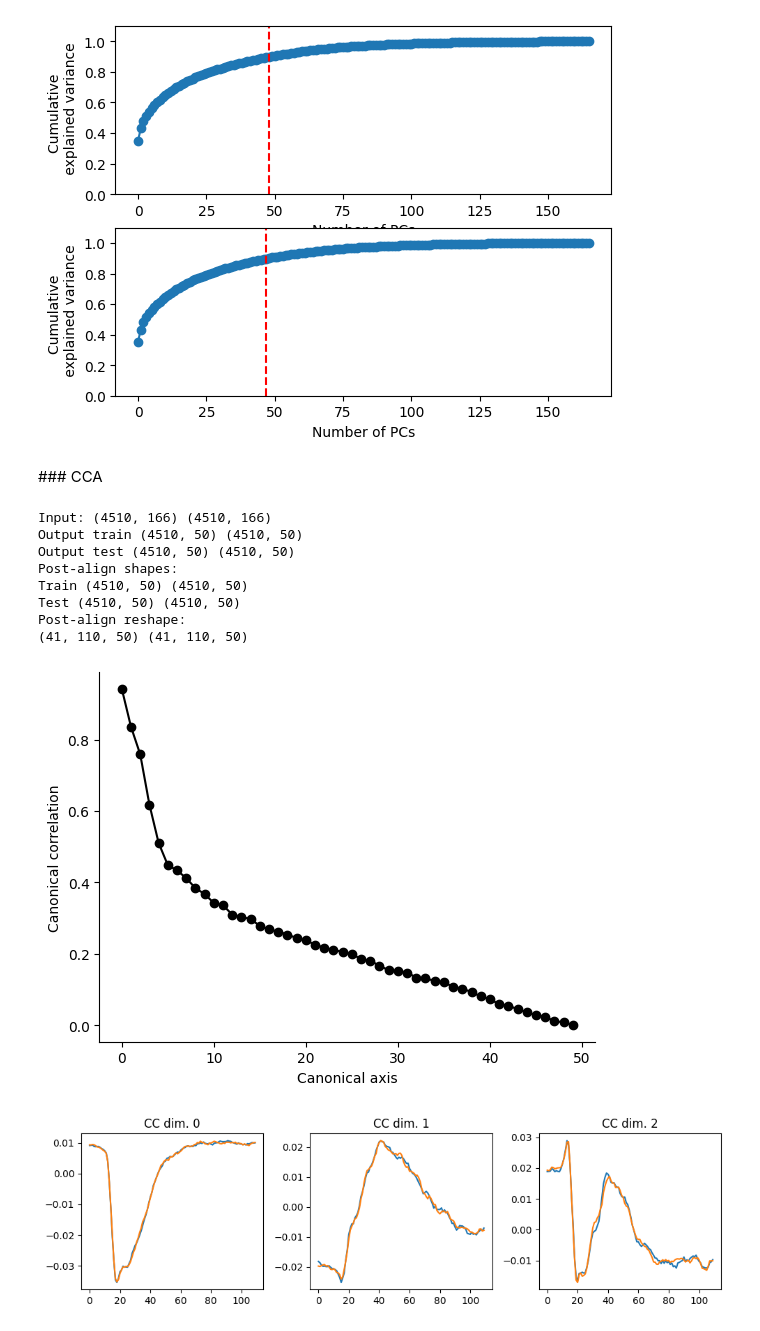
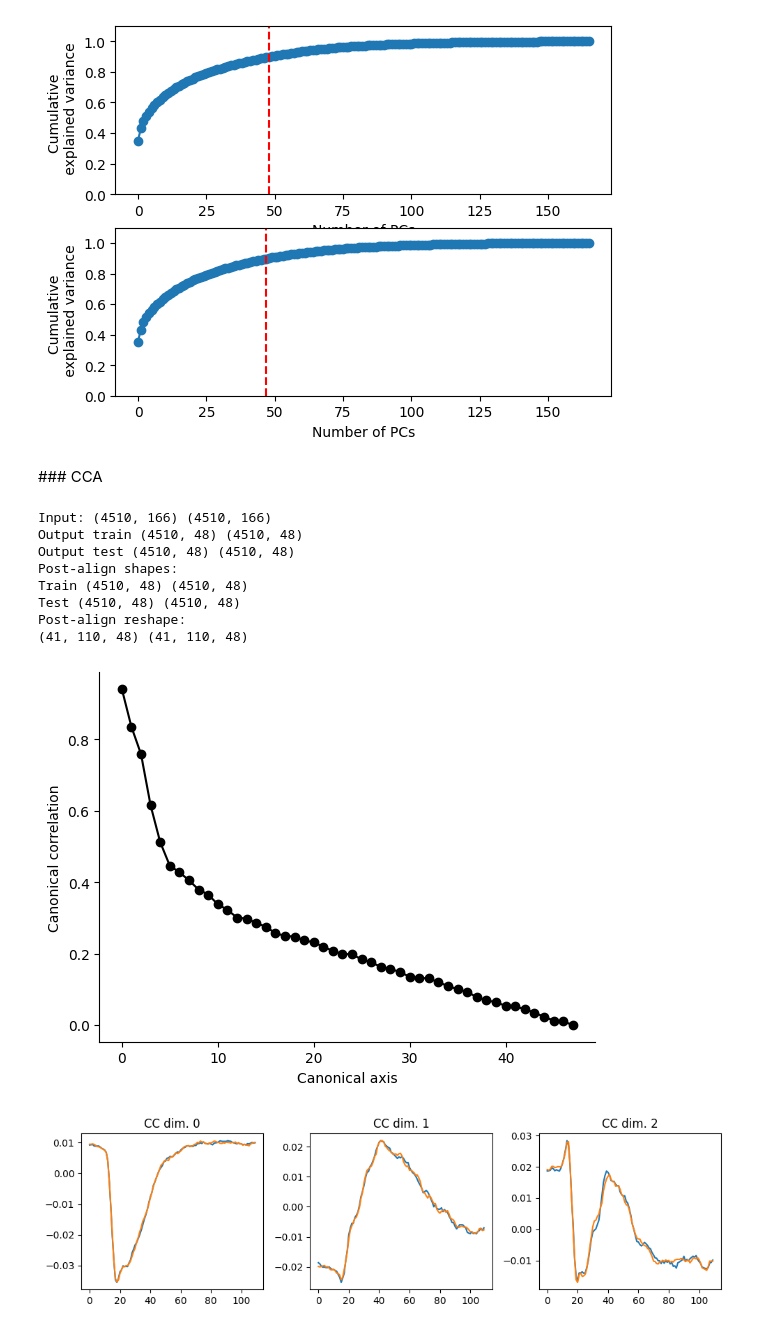
Before and after one commit to abisi/comm-project, a Jupyter notebook: code/Clean_pipeline.ipynb, the cells around one changed output. Saved outputs shown, nothing was run; the diff lists cells and outputs as text; code cells hidden in the pictures.

```diff
--- a/code/Clean_pipeline.ipynb
+++ b/code/Clean_pipeline.ipynb
@@ -80,9 +80,12 @@ X2_te = area2_te - area2_tr.mean(axis=1)[:,np.newaxis]
 
 pca1 = PCA()
 pca1.fit(X1_tr.T)
+P_1_te = pca1.transform(X1_te.T)
 
 pca2 = PCA()
 pca2.fit(X2_tr.T)
+P_2_te = pca2.transform(X2_te.T)
+
 
 fig, axs = plt.subplots(2,1)
 for ax in axs.flat:
@@ -95,17 +98,16 @@ axs[0].axvline(np.argmin(np.abs(np.cumsum(pca1.explained_variance_ratio_)-0.9)),
 axs[1].plot(np.cumsum(pca2.explained_variance_ratio_), marker="o")
 axs[1].axvline(np.argmin(np.abs(np.cumsum(pca2.explained_variance_ratio_)-0.9)), linestyle="--", c="red")
 
-keep_pcs = max(np.argmin(np.abs(np.cumsum(pca1.explained_variance_ratio_)-0.9)),
+c = max(np.argmin(np.abs(np.cumsum(pca1.explained_variance_ratio_)-0.9)),
                np.argmin(np.abs(np.cumsum(pca2.explained_variance_ratio_)-0.9)))
 # %% [output]
 [figure]
-# %% [markdown]
-### CCA
+# %% [markdown]
+### CCA
 # %%
-n_pcs=50
 
 print('Input:', X1_tr.T.shape, X2_tr.T.shape)
-axes_area_1, axes_area_2, A_1_tr, A_2_tr, cc = cca_helpers.align(X1_tr.T, X2_tr.T, m=n_pcs, cv=False)
+axes_area_1, axes_area_2, A_1_tr, A_2_tr, cc = cca_helpers.align(X1_tr.T, X2_tr.T, m=keep_pcs, cv=False)
 cc = np.asarray(cc)
 #print(axes_area_1.shape, axes_area_2.shape, A_1.shape, A_2.shape, cc.shape)
 
@@ -118,37 +120,37 @@ print('Output test', A_1_te.shape, A_2_te.shape)
 fig, ax = plt.subplots(1,1)
 remove_top_right_frame(ax)
 
 ax.plot(cc, marker='o', c='k')
 ax.set_xlabel('Canonical axis')
 ax.set_ylabel('Canonical correlation')
 
 
 #A_1 = X_1.T @ axes_area_1
 #A_2 = X_2.T @ axes_area_2
 print('Post-align shapes:')
 print('Train', A_1_tr.shape, A_2_tr.shape)
 print('Test', A_1_te.shape, A_2_te.shape)
 
 A_1_trials = A_1_tr.reshape(n_trials, -1, A_1_tr.shape[1])
 A_2_trials = A_2_tr.reshape(n_trials, -1, A_2_tr.shape[1])
 
 print('Post-align reshape:')
 print(A_1_trials.shape, A_2_trials.shape)
 
 fig, axs = plt.subplots(1,3, figsize=(10,3), sharex=False, sharey=False)
 for cc_dim in range(3):
     axs[cc_dim].set_title('CC dim. {}'.format(cc_dim))
     axs[cc_dim].plot(np.mean(A_1_trials, axis=0)[:,cc_dim])
     axs[cc_dim].plot(np.mean(A_2_trials, axis=0)[:,cc_dim])
 plt.tight_layout()
 # %% [output]
 Input: (4510, 166) (4510, 166)
-Output train (4510, 50) (4510, 50)
-Output test (4510, 50) (4510, 50)
+Output train (4510, 48) (4510, 48)
+Output test (4510, 48) (4510, 48)
 Post-align shapes:
-Train (4510, 50) (4510, 50)
-Test (4510, 50) (4510, 50)
+Train (4510, 48) (4510, 48)
+Test (4510, 48) (4510, 48)
 Post-align reshape:
-(41, 110, 50) (41, 110, 50)
+(41, 110, 48) (41, 110, 48)
-[figure, old version]
+[figure, new version]
 [figure]
```
Also changed, not shown: parts of 6 cells of this notebook.
